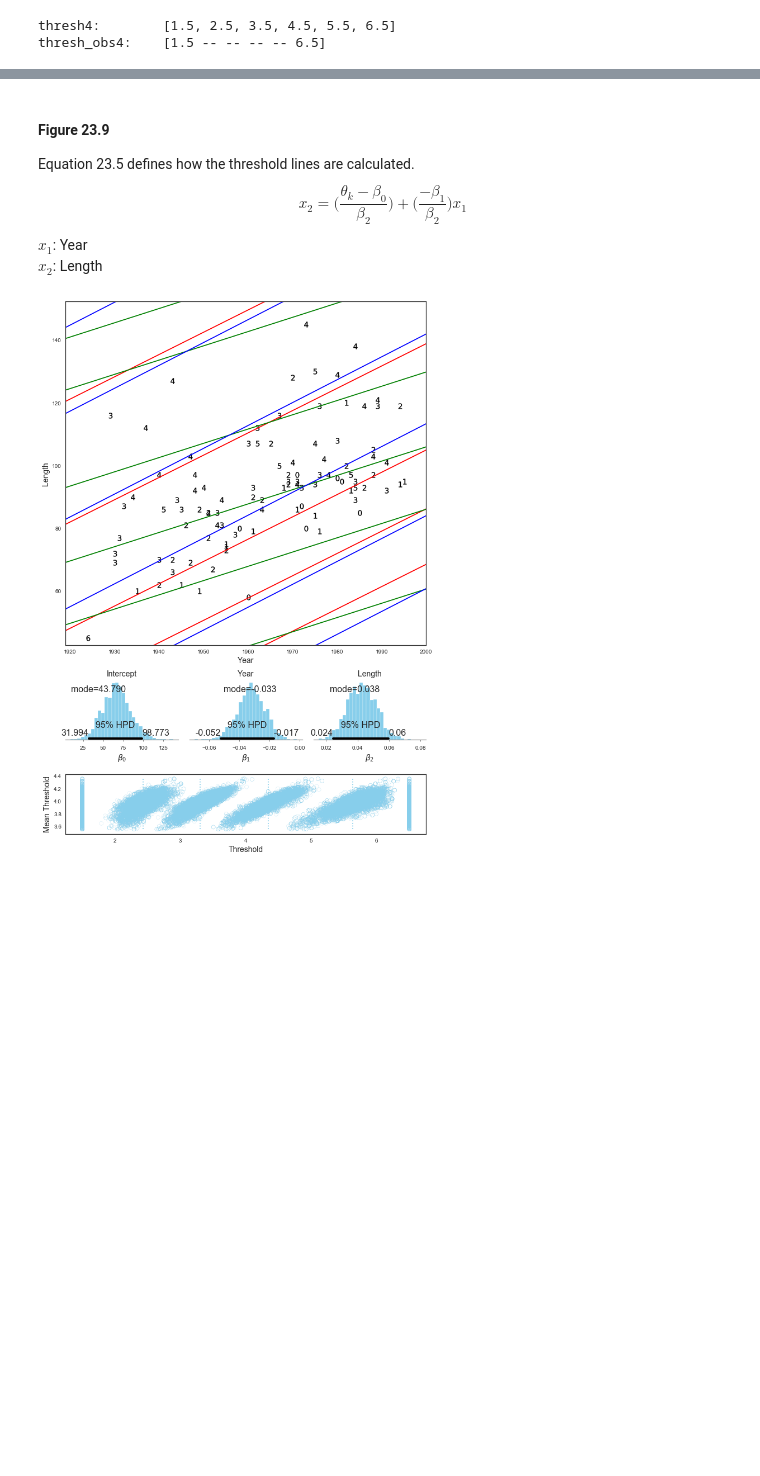
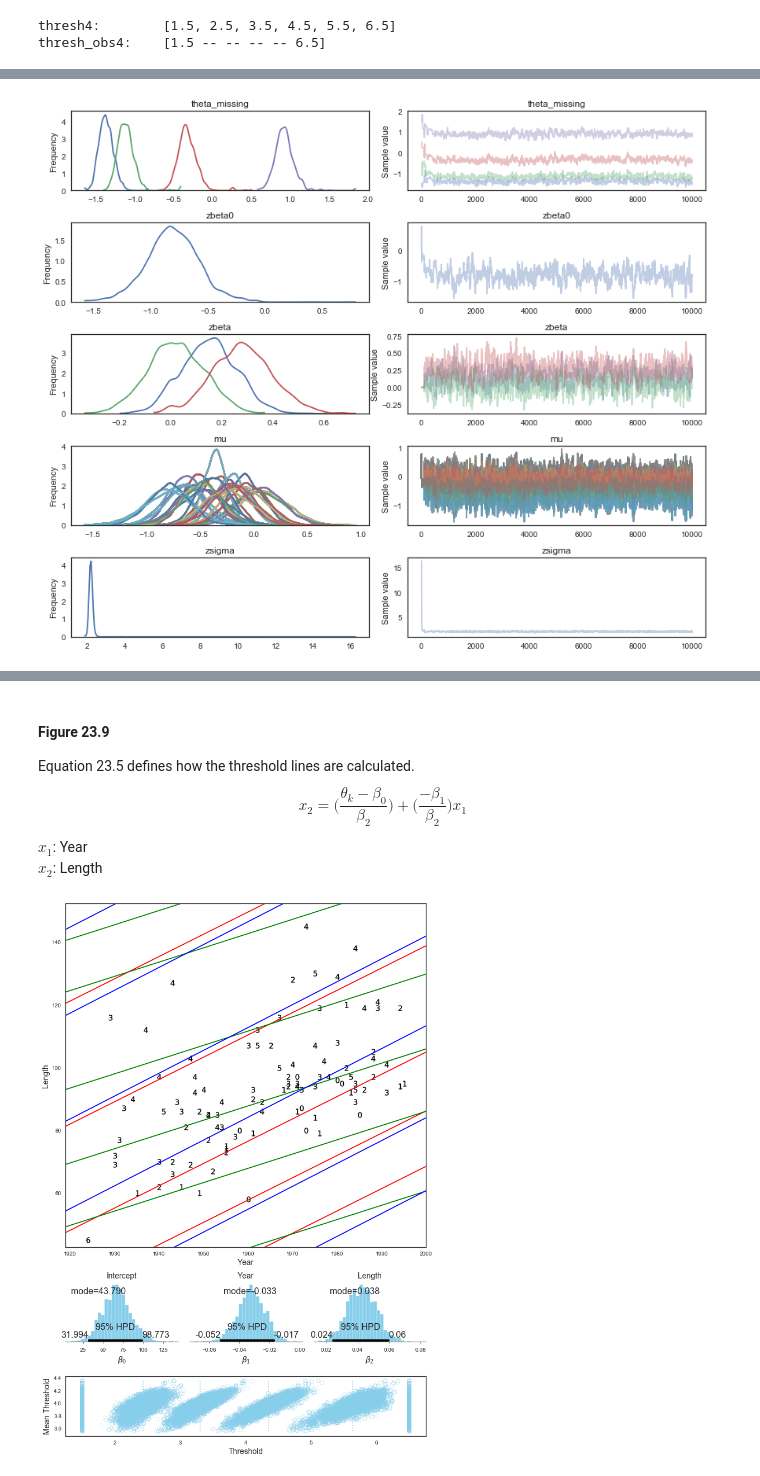
Before and after one commit to CrowdDynamicsLab/ComicPersuasion, a Jupyter notebook: Paper Draft/LaTeX/hari-code/ordinal prediction.ipynb, the cells around one changed output, grey strips where cells are left out. Cells and saved outputs as stored; diff of their text form; code cells hidden in the pictures; blank space fills up the shorter version.

```diff
--- a/Paper Draft/LaTeX/hari-code/ordinal prediction.ipynb
+++ b/Paper Draft/LaTeX/hari-code/ordinal prediction.ipynb
@@ -572,3 +617,7 @@ with ordinal_model_multi_metric:
+# %%
+pm.traceplot(trace4); #old plot do not remove yet
+# %% [output]
+[figure, added]
 # %%
 pm.traceplot(trace4);
 # %% [output]
```
Also changed, not shown: parts of 15 cells of this notebook, 2 other files.
